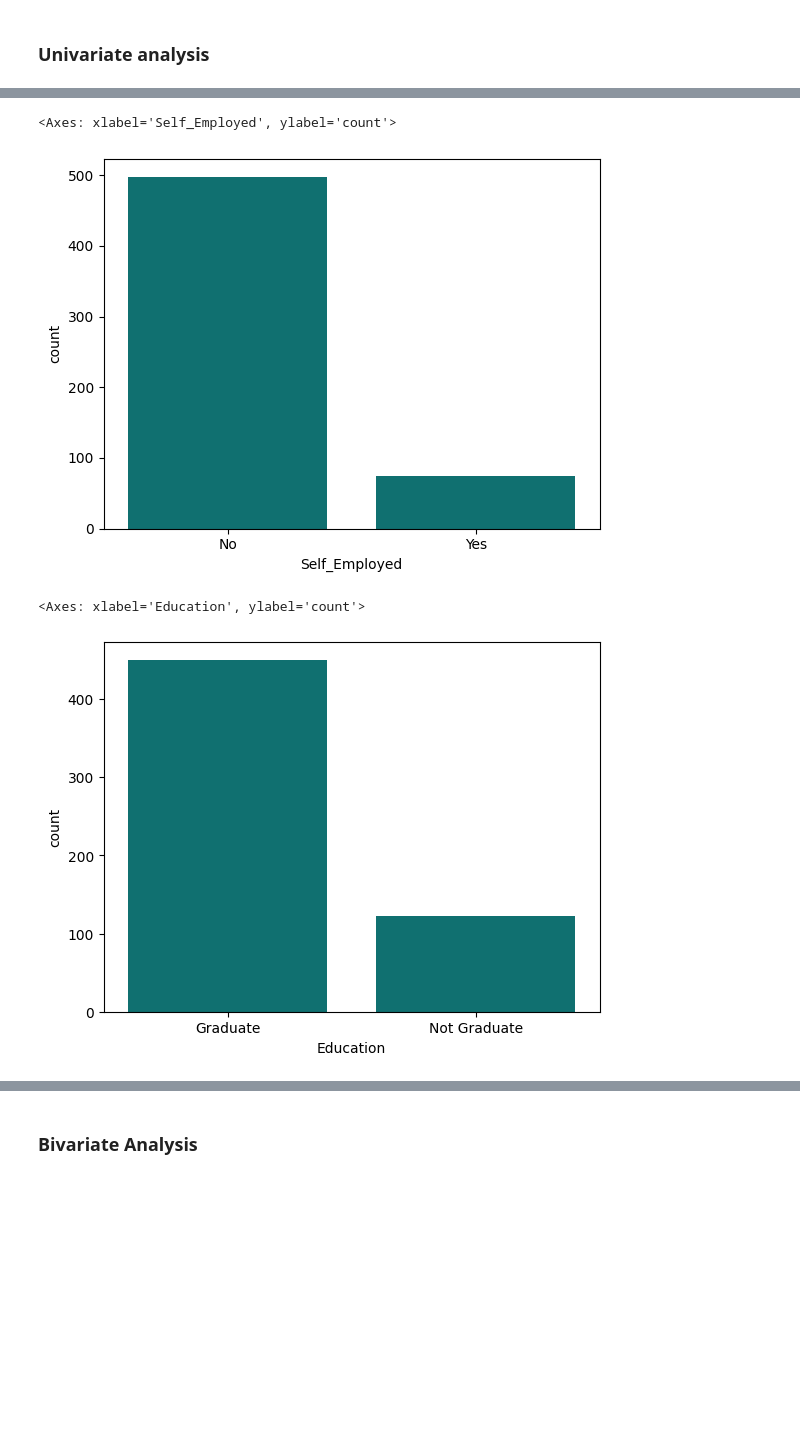
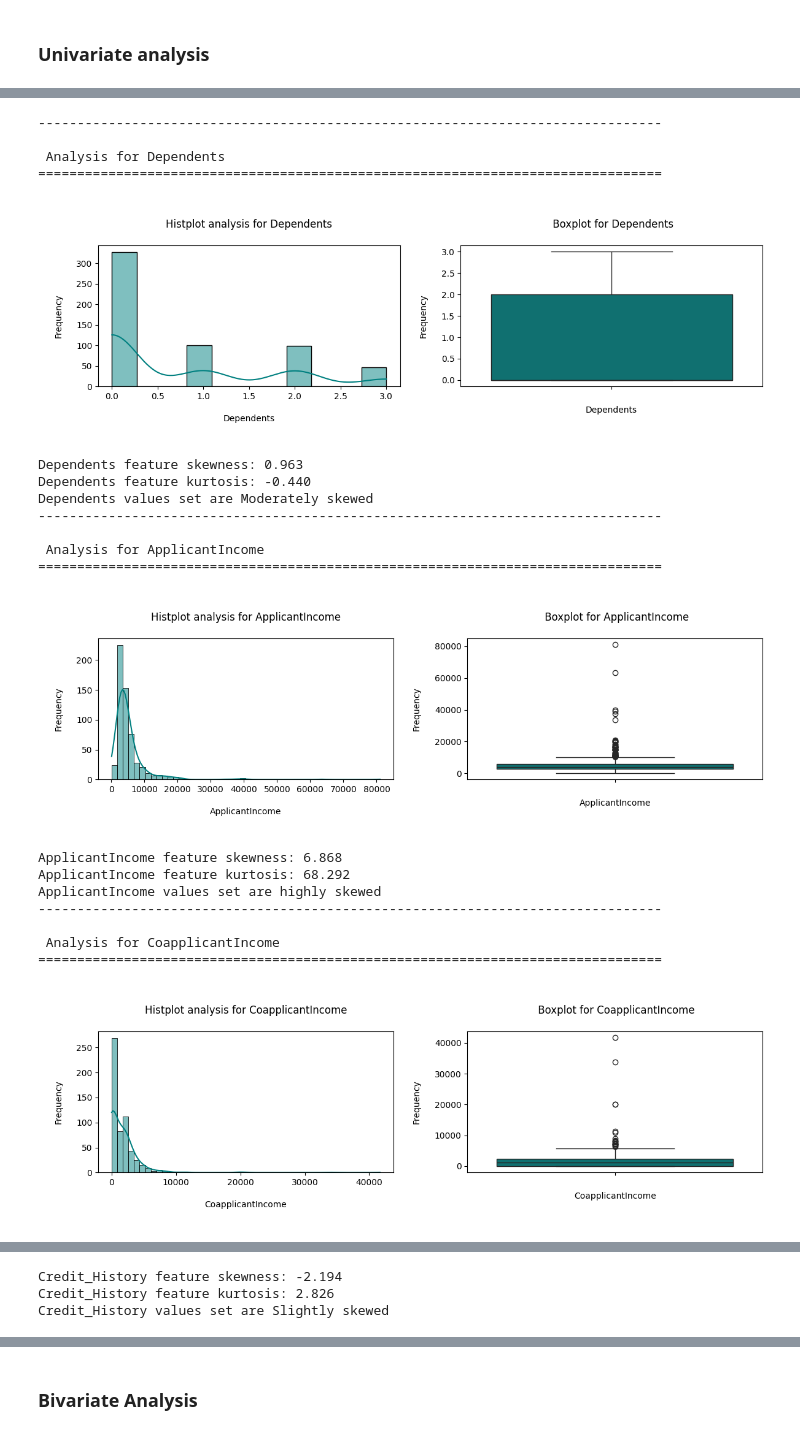
Before and after one commit to raji-ayyub/gen_ai_backend, a Jupyter notebook: task_25.ipynb, the cells around one changed output, grey strips where cells are left out. Cells and saved outputs as stored; diff of their text form; code cells hidden in the pictures; blank space fills up the shorter version.

```diff
--- a/task_25.ipynb
+++ b/task_25.ipynb
@@ -263,10 +280,63 @@ sns.boxplot(x=df["LoanAmount"], color="teal")
-# %%
-sns.countplot(x="Self_Employed", data=df, color="teal")
-# %% [output]
-<Axes: xlabel='Self_Employed', ylabel='count'>
-[figure, removed]
-# %%
-sns.countplot(x="Education", data=df, color="teal")
-# %% [output]
-<Axes: xlabel='Education', ylabel='count'>
-[figure, removed]
+# %%
+def num_univariate_analysis(df, feature):
+    skewness = df[feature].skew()
+    kurtosis = df[feature].kurt()
+
+    print("--"*40)
+    print(f"\n Analysis for {feature}")
+    print("=="*40)
+
+
+
+    plt.figure(figsize=(12, 4))
+    plt.subplot(1, 2, 1)
+    sns.histplot(df[feature], kde=True, color="teal")
+    plt.title(f"\nHistplot analysis for {feature}\n")
+    plt.xlabel(f"\n{feature}\n")
+    plt.ylabel(f"\nFrequency\n")
+
+
+    plt.subplot(1, 2, 2)
+    sns.boxplot(df[feature], color="teal")
+    plt.title(f"\n Boxplot for {feature}\n")
+    plt.xlabel(f"\n{feature}\n")
+    plt.ylabel(f"\nFrequency\n")
+
+    plt.tight_layout()
+    plt.show()
+
+
+    print(f"{feature} feature skewness: {skewness:.3f}")
+    print(f"{feature} feature kurtosis: {kurtosis:.3f}")
+
+    if skewness > 1:
+        print(f"{feature} values set are highly skewed")
+    elif skewness > 0.5:
+        print(f"{feature} values set are Moderately skewed")
+    else :
+        print(f"{feature} values set are Slightly skewed\n")
+# %%
+for feature in num_features:
+    num_univariate_analysis(num_features, feature)
+# %% [output]
+--------------------------------------------------------------------------------
+
+ Analysis for Dependents
+================================================================================
+[figure, added]
+Dependents feature skewness: 0.963
+Dependents feature kurtosis: -0.440
+Dependents values set are Moderately skewed
+--------------------------------------------------------------------------------
+
+ Analysis for ApplicantIncome
+================================================================================
+[figure, added]
+ApplicantIncome feature skewness: 6.868
+ApplicantIncome feature kurtosis: 68.292
+ApplicantIncome values set are highly skewed
+--------------------------------------------------------------------------------
+
+ Analysis for CoapplicantIncome
+================================================================================
+[figure, added]
@@ -272,0 +368,3 @@ sns.countplot(x="Education", data=df, color="teal")
+Credit_History feature skewness: -2.194
+Credit_History feature kurtosis: 2.826
+Credit_History values set are Slightly skewed
```
Also changed, not shown: parts of 25 cells of this notebook.
